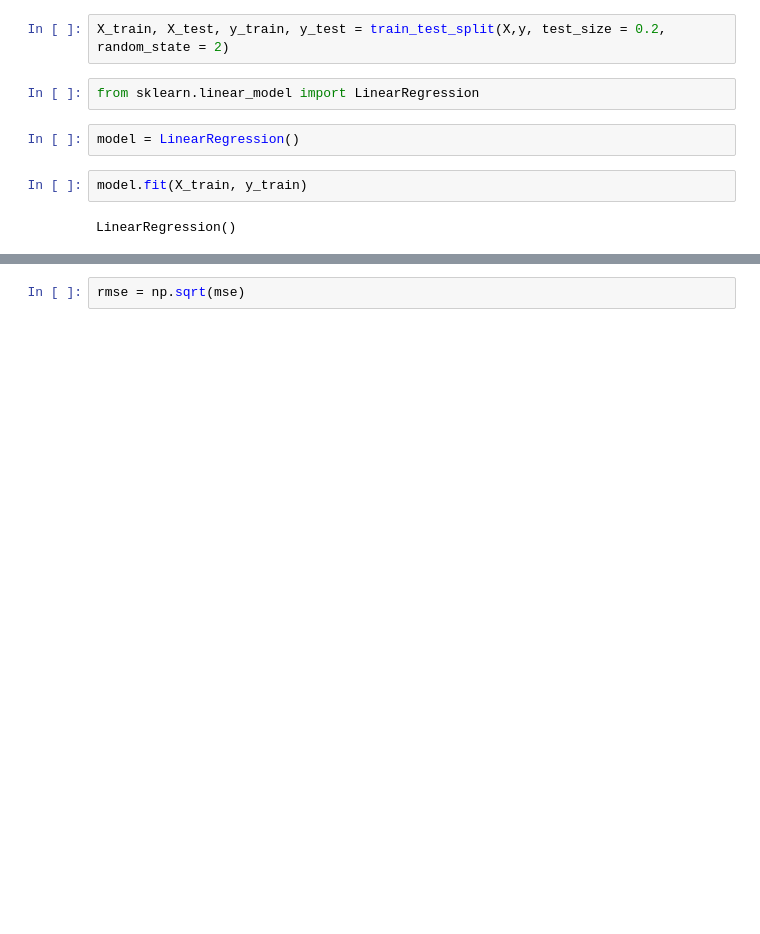
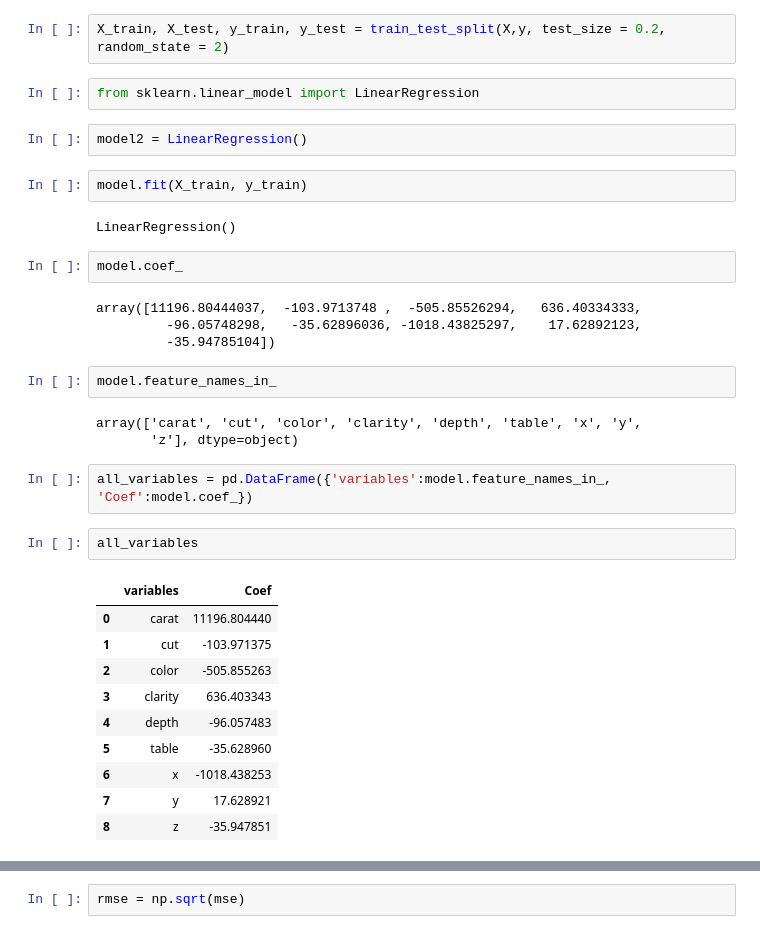
Before and after one commit to nikhil4859/Machine-learning, a Jupyter notebook: Diamond_Price_Prediction.ipynb, the cells around one changed output, grey strips where cells are left out. Drawn from its saved outputs; the diff is of its cells as text; blank space fills up the shorter version.

```diff
--- a/Diamond_Price_Prediction.ipynb
+++ b/Diamond_Price_Prediction.ipynb
@@ -370,8 +372,34 @@ X_train, X_test, y_train, y_test = train_test_split(X,y, test_size = 0.2, random
 # %%
 from sklearn.linear_model import LinearRegression
 # %%
-model = LinearRegression()
+model2 = LinearRegression()
 # %%
 model.fit(X_train, y_train)
 # %% [output]
 LinearRegression()
+# %%
+model.coef_
+# %% [output]
+array([11196.80444037,  -103.9713748 ,  -505.85526294,   636.40334333,
+         -96.05748298,   -35.62896036, -1018.43825297,    17.62892123,
+         -35.94785104])
+# %%
+model.feature_names_in_
+# %% [output]
+array(['carat', 'cut', 'color', 'clarity', 'depth', 'table', 'x', 'y',
+       'z'], dtype=object)
+# %%
+all_variables = pd.DataFrame({'variables':model.feature_names_in_, 'Coef':model.coef_})
+# %%
+all_variables
+# %% [output]
+|  | variables | Coef |
+| 0 | carat | 11196.804440 |
+| 1 | cut | -103.971375 |
+| 2 | color | -505.855263 |
+| 3 | clarity | 636.403343 |
+| 4 | depth | -96.057483 |
+| 5 | table | -35.628960 |
+| 6 | x | -1018.438253 |
+| 7 | y | 17.628921 |
+| 8 | z | -35.947851 |
```
Also changed, not shown: parts of 55 cells of this notebook.
